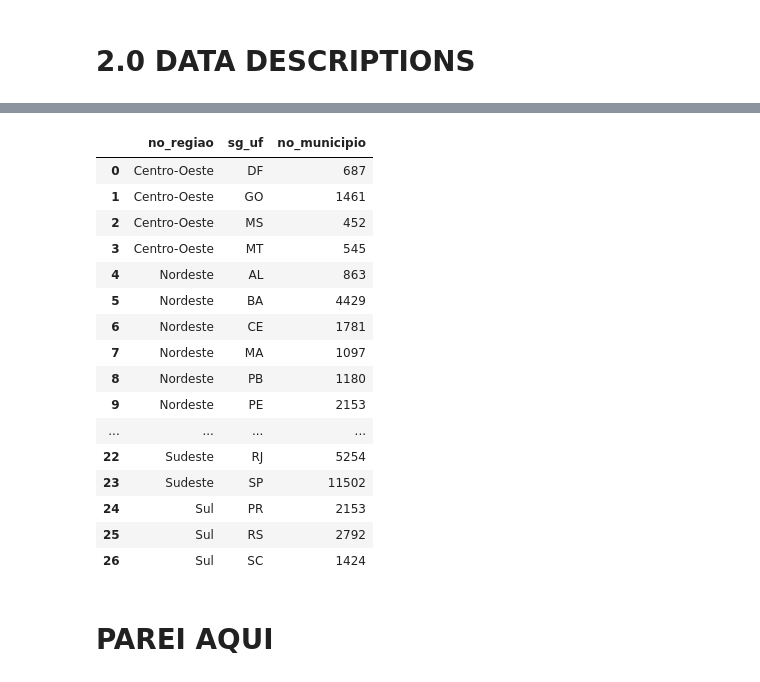
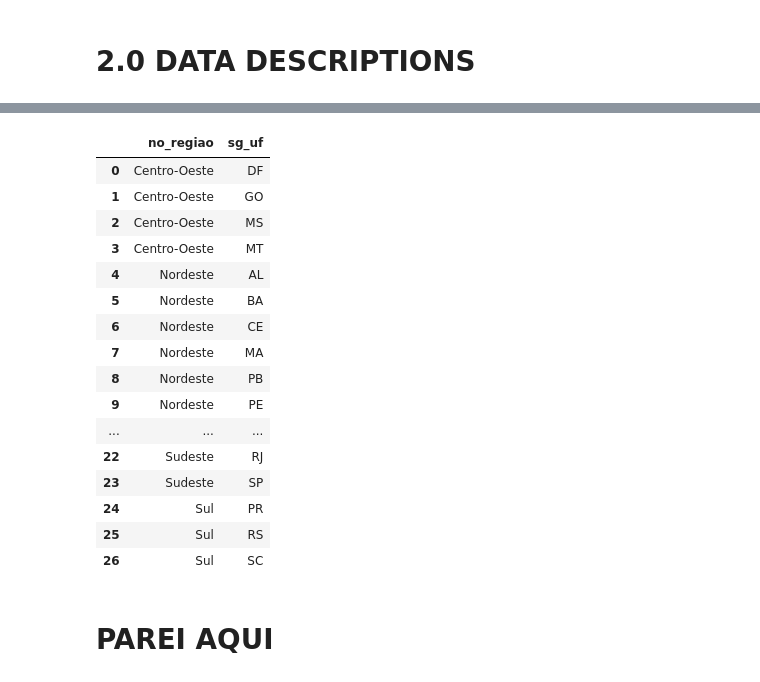
Before and after one commit to victor-vilela/censo_escolar_2022, a Jupyter notebook: notebooks/01-vvo-data-project.ipynb, the cells around one changed output, grey strips where cells are left out. Cells and saved outputs as stored; diff of their text form; code cells hidden in the pictures.

```diff
--- a/notebooks/01-vvo-data-project.ipynb
+++ b/notebooks/01-vvo-data-project.ipynb
@@ -269,23 +428,23 @@ sns.barplot(x='no_regiao', y='qt_mat_bas_6_10', data=hip_1, ax=ax);
 # %%
-df1[['no_regiao', 'sg_uf', 'no_municipio']].groupby(['no_regiao', 'sg_uf']).count().reset_index()
+df2[['no_regiao', 'sg_uf']].groupby(['no_regiao', 'sg_uf']).sum().reset_index()
 # %% [output]
-|  | no_regiao | sg_uf | no_municipio |
-| 0 | Centro-Oeste | DF | 687 |
-| 1 | Centro-Oeste | GO | 1461 |
-| 2 | Centro-Oeste | MS | 452 |
-| 3 | Centro-Oeste | MT | 545 |
-| 4 | Nordeste | AL | 863 |
-| 5 | Nordeste | BA | 4429 |
-| 6 | Nordeste | CE | 1781 |
-| 7 | Nordeste | MA | 1097 |
-| 8 | Nordeste | PB | 1180 |
-| 9 | Nordeste | PE | 2153 |
-| ... | ... | ... | ... |
-| 22 | Sudeste | RJ | 5254 |
-| 23 | Sudeste | SP | 11502 |
-| 24 | Sul | PR | 2153 |
-| 25 | Sul | RS | 2792 |
-| 26 | Sul | SC | 1424 |
+|  | no_regiao | sg_uf |
+| 0 | Centro-Oeste | DF |
+| 1 | Centro-Oeste | GO |
+| 2 | Centro-Oeste | MS |
+| 3 | Centro-Oeste | MT |
+| 4 | Nordeste | AL |
+| 5 | Nordeste | BA |
+| 6 | Nordeste | CE |
+| 7 | Nordeste | MA |
+| 8 | Nordeste | PB |
+| 9 | Nordeste | PE |
+| ... | ... | ... |
+| 22 | Sudeste | RJ |
+| 23 | Sudeste | SP |
+| 24 | Sul | PR |
+| 25 | Sul | RS |
+| 26 | Sul | SC |
 # %% [markdown]
 # PAREI AQUI
 # %%
```
Also changed, not shown: parts of 20 cells of this notebook.
